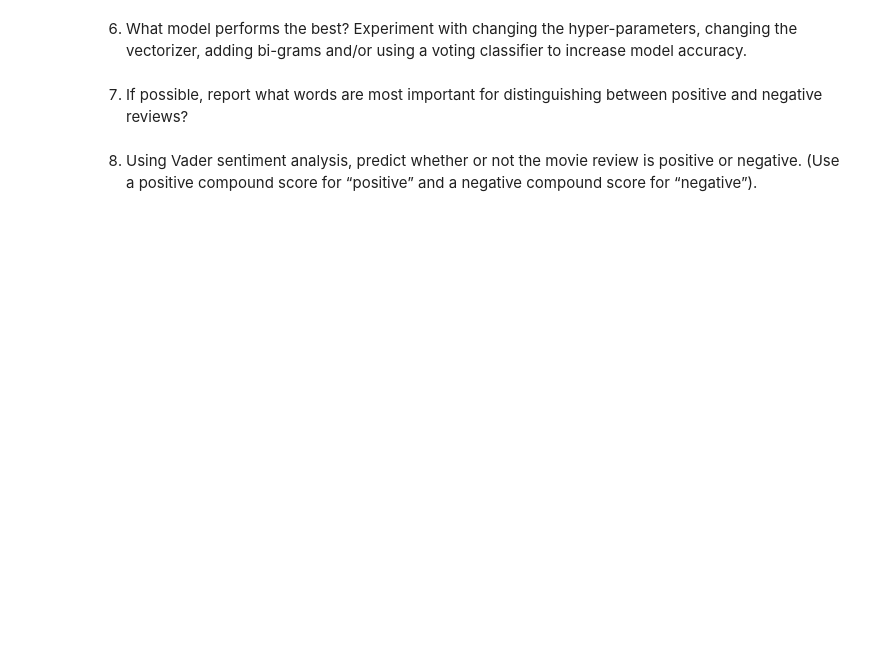
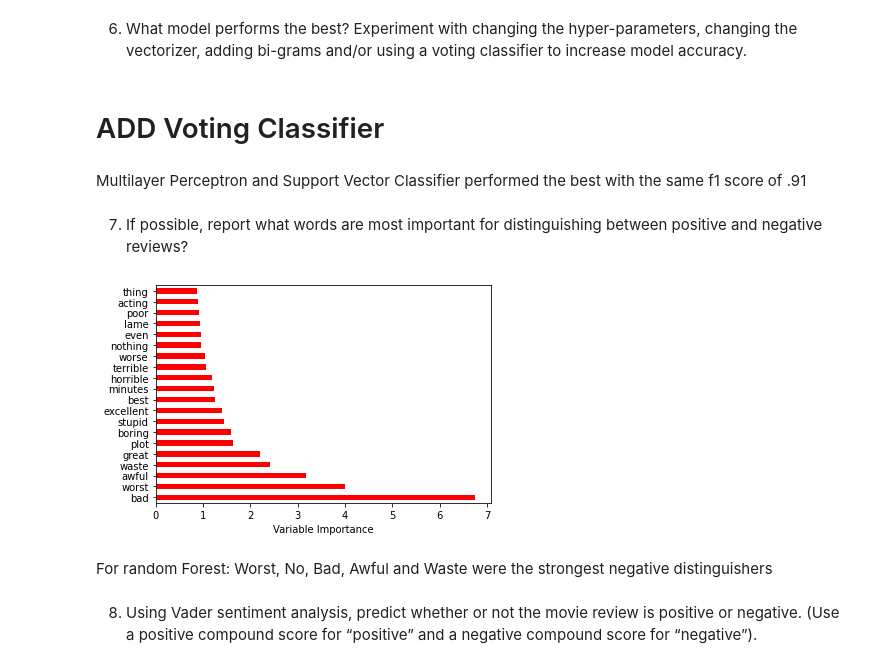
Before and after one commit to DaniBrew4/Intro-NLP, a Jupyter notebook: NLP-Daniel.ipynb, the cells around one changed output. Drawn from its saved outputs; the diff is of its cells as text; code cells hidden in the pictures; blank space fills up the shorter version.

```diff
--- a/NLP-Daniel.ipynb
+++ b/NLP-Daniel.ipynb
@@ -48,7 +50,7 @@ x_train, x_test, y_train, y_test = train_test_split(x, y, test_size=0.33, strati
 4. Vectorize the data using TF-IDF. Be sure that all model development is with the training data (fit the TF-IDF transformer on the training data, then transform to both training and test data).
 # %%
 from sklearn.feature_extraction.text import CountVectorizer, TfidfVectorizer
-tfidf = TfidfVectorizer()
+tfidf = TfidfVectorizer(min_df = 50, stop_words=sw)
 tfidf.fit(x_train)
 X_train = tfidf.transform(x_train)
 X_test = tfidf.transform(x_test)
@@ -151,0 +155,5 @@ weighted avg       0.91      0.91      0.91      2622
+# %%
+from sklearn.ensemble import RandomForestClassifier
+rf = RandomForestClassifier(max_depth=10)
+rf.fit(X_train, y_train)
+yhat = rf.predict(X_test)
@@ -152,6 +171,23 @@ weighted avg       0.91      0.91      0.91      2622
 # %% [markdown]
 6. What model performs the best? Experiment with changing the hyper-parameters, changing the vectorizer, adding bi-grams and/or using a voting classifier to increase model accuracy.
+# %% [markdown]
+# ADD Voting Classifier
+# %% [markdown]
+Multilayer Perceptron and Support Vector Classifier performed the best with the same f1 score of .91
 # %% [markdown]
 7. If possible, report what words are most important for distinguishing between positive and negative reviews?
+# %%
+# Random Forest
+import matplotlib.pyplot as plt
+Importance = pd.DataFrame({'Importance':rf.feature_importances_*100}, index=tfidf.get_feature_names())
+Importance = Importance.iloc[rf.feature_importances_ > 0,:]
+Importance = Importance.sort_values('Importance', axis=0, ascending=False).head(20)
+Importance.plot(kind='barh', color='r', )
+plt.xlabel('Variable Importance')
+plt.gca().legend_ = None
+# %% [output]
+[figure, added]
+# %% [markdown]
+For random Forest: Worst, No, Bad, Awful and Waste were the strongest negative distinguishers
 # %% [markdown]
 8. Using Vader sentiment analysis, predict whether or not the movie review is positive or negative. (Use a positive compound score for “positive” and a negative compound score for “negative”).
```
Also changed, not shown: parts of 17 cells of this notebook.
